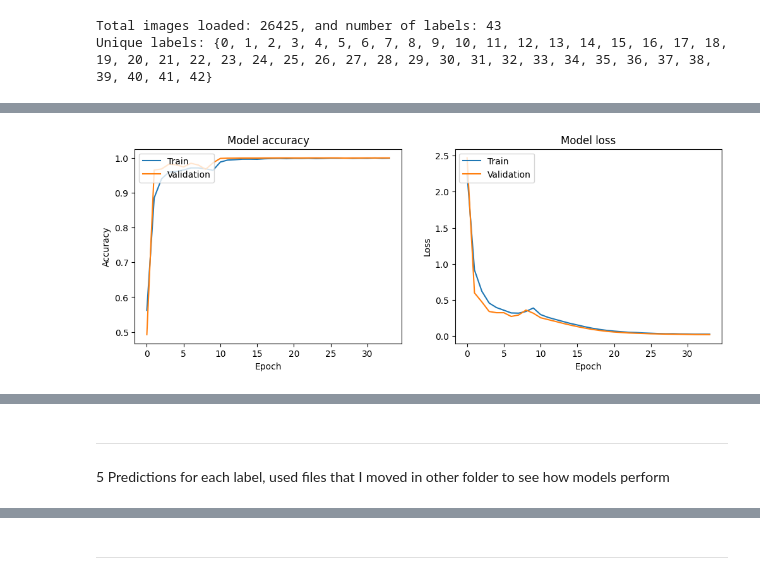
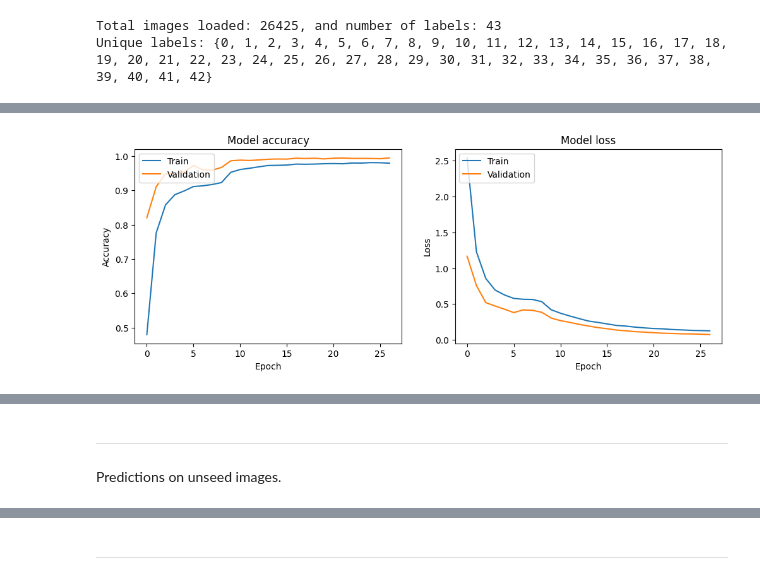
Before and after one commit to SavinRazvan/traffic, a Jupyter notebook: traffic.ipynb, the cells around one changed output, grey strips where cells are left out. Drawn from its saved outputs; the diff is of its cells as text; code cells hidden in the pictures.

Commit message:
Improved model

```diff
--- a/traffic.ipynb
+++ b/traffic.ipynb
@@ -9,17 +40,11 @@ from collections import defaultdict
 from sklearn.model_selection import train_test_split
 
 
-# Suppress TensorFlow log messages to keep the output clean
-os.environ['TF_CPP_MIN_LOG_LEVEL'] = '3'
-
-# Set TensorFlow logger to only show error messages
-tf.get_logger().setLevel('ERROR')
-
 EPOCHS          = 100           # Number of training epochs
 IMG_WIDTH       = 30            # Width of the input images
 IMG_HEIGHT      = 30            # Height of the input images
 NUM_CATEGORIES  = 43            # Number of categories (classes) in the dataset
-TEST_SIZE       = 0.4           # Proportion of the dataset to include in the test split
+TEST_SIZE       = 0.2           # Proportion of the dataset to include in the test split
 
 data_dir    = 'data/gtsrb'                  # Directory containing the dataset
 model_path  = 'models/best_model.keras'     # Path to save the best model
@@ -102,6 +118,14 @@ def preprocess_image(image):
 
     # Add a batch dimension to the image
     return np.expand_dims(preprocessed_image, axis=0)
+# %%
+def augment_image(image):
+    """
+    Custom preprocessing function to apply data augmentation techniques.
+    """
+    image = tf.image.random_brightness(image, max_delta=0.2)
+    image = tf.image.random_contrast(image, lower=0.8, upper=1.2)
+    return image
 # %%
 def predict_image(model, image):
     """
@@ -287,22 +311,39 @@ def main(data_dir, model_path):
         print("No images or labels found. Please check the data directory.")
         return
 
+    # # == Non-stratified Split
+    # # Convert labels to categorical format
+    # labels = tf.keras.utils.to_categorical(labels, NUM_CATEGORIES)
+
+
+    # # Split the data into training and testing sets
+    # x_train, x_test, y_train, y_test = train_test_split(
+    #     np.array(images), np.array(labels), test_size=TEST_SIZE
+    # )
+    # # ==
+
+    # == Perform stratified split to maintain the proportion of each class in both training and test sets
+    x_train, x_test, y_train, y_test = train_test_split(
+        np.array(images), np.array(labels), test_size=TEST_SIZE, stratify=labels, random_state=42
+    )
+
     # Convert labels to categorical format
-    labels = tf.keras.utils.to_categorical(labels, NUM_CATEGORIES)
+    y_train = tf.keras.utils.to_categorical(y_train, NUM_CATEGORIES)
+    y_test = tf.keras.utils.to_categorical(y_test, NUM_CATEGORIES)
+    # ==
 
-    # Split the data into training and testing sets
-    x_train, x_test, y_train, y_test = train_test_split(
-        np.array(images), np.array(labels), test_size=TEST_SIZE
-    )
 
     # Create an image data generator for data augmentation
     datagen = tf.keras.preprocessing.image.ImageDataGenerator(
-        rotation_range=10,
-        zoom_range=0.1,
-        width_shift_range=0.1,
-        height_shift_range=0.1,
-        horizontal_flip=False,
-        vertical_flip=False
+        rotation_range=10,              # Randomly rotate images in the range (degrees, 0 to 180)
+        zoom_range=0.1,                 # Randomly zoom image
+        width_shift_range=0.1,          # Randomly shift images horizontally (fraction of total width)
+        height_shift_range=0.1,         # Randomly shift images vertically (fraction of total height)
+        horizontal_flip=True,           # Randomly flip images horizontally
+        vertical_flip=False,            # Randomly flip images vertically (set to True if applicable)
+        shear_range=0.1,                # Apply shear transformation
+        channel_shift_range=0.1,        # Randomly shift color channels
+        preprocessing_function=augment_image  # Apply the custom augmentation function
     )
     datagen.fit(x_train)
 
@@ -318,7 +359,7 @@ def main(data_dir, model_path):
     early_stopping_callback = tf.keras.callbacks.EarlyStopping(
         monitor='val_categorical_accuracy',  # Monitor the validation categorical accuracy
         min_delta=0.001,                     # Minimum change to qualify as an improvement
-        patience=20,                         # Number of epochs with no improvement after which training will be stopped
+        patience=10,                         # Number of epochs with no improvement after which training will be stopped
         mode='max',                          # Stop when the quantity monitored has stopped increasing
         verbose=1,                           # Print messages when early stopping is triggered
         restore_best_weights=True            # Restore model weights from the epoch with the best value of the monitored quantity
@@ -384 +424 @@ Restoring model weights from the end of the best epoch: 14.
-[figure, old version]
+[figure, new version]
@@ -388,6 +428,6 @@ Final accuracy: 99.92%
-# %% [markdown]
----
-5 Predictions for each label, used files that I moved in other folder to see how models perform
+# %% [markdown]
+---
+Predictions on unseed images.
 # %%
 IMG_PREDICTIONS_PER_FOLDER = 5
 
```
Also changed, not shown: parts of 4 cells of this notebook, 1 other file.
